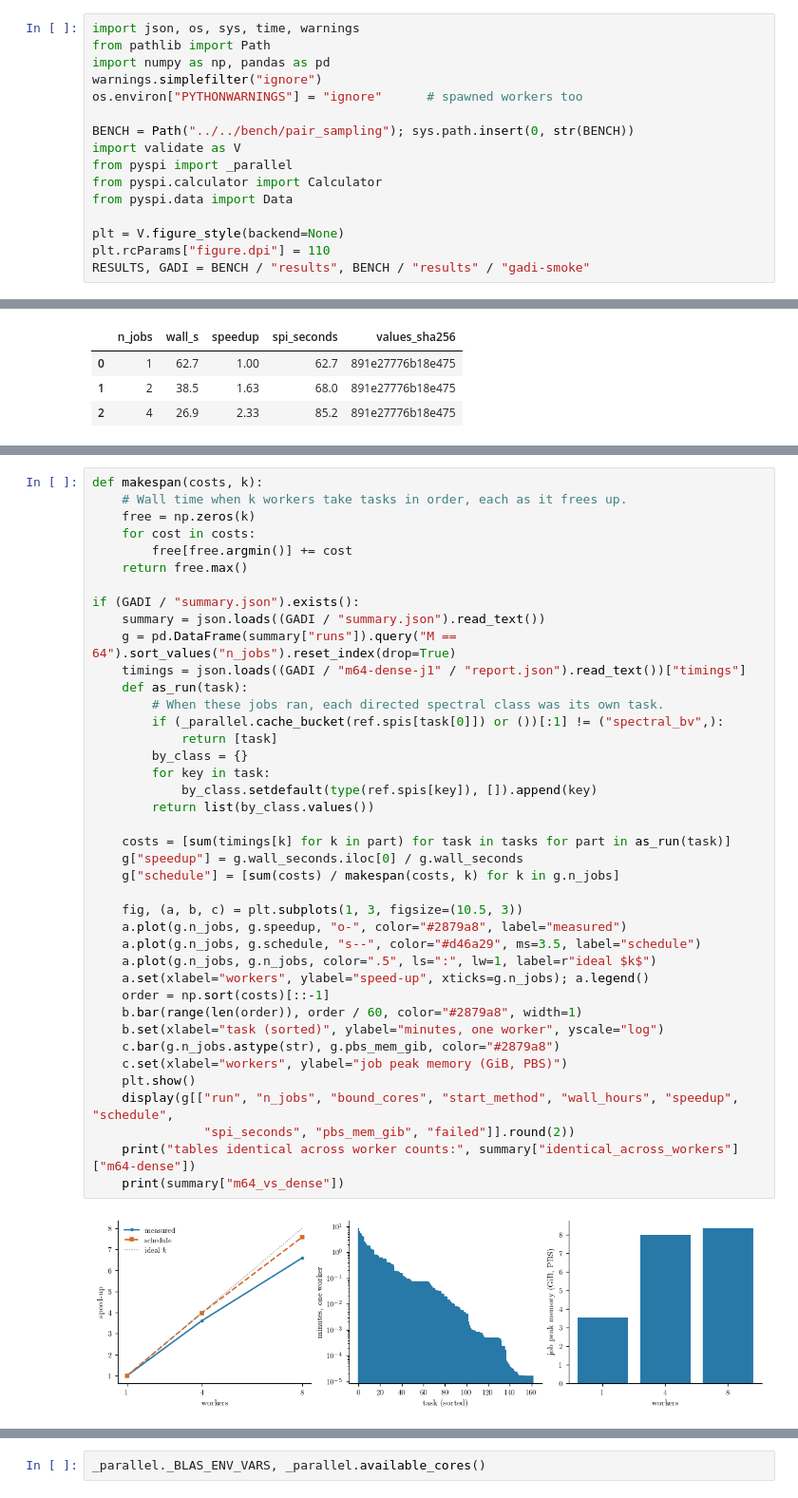
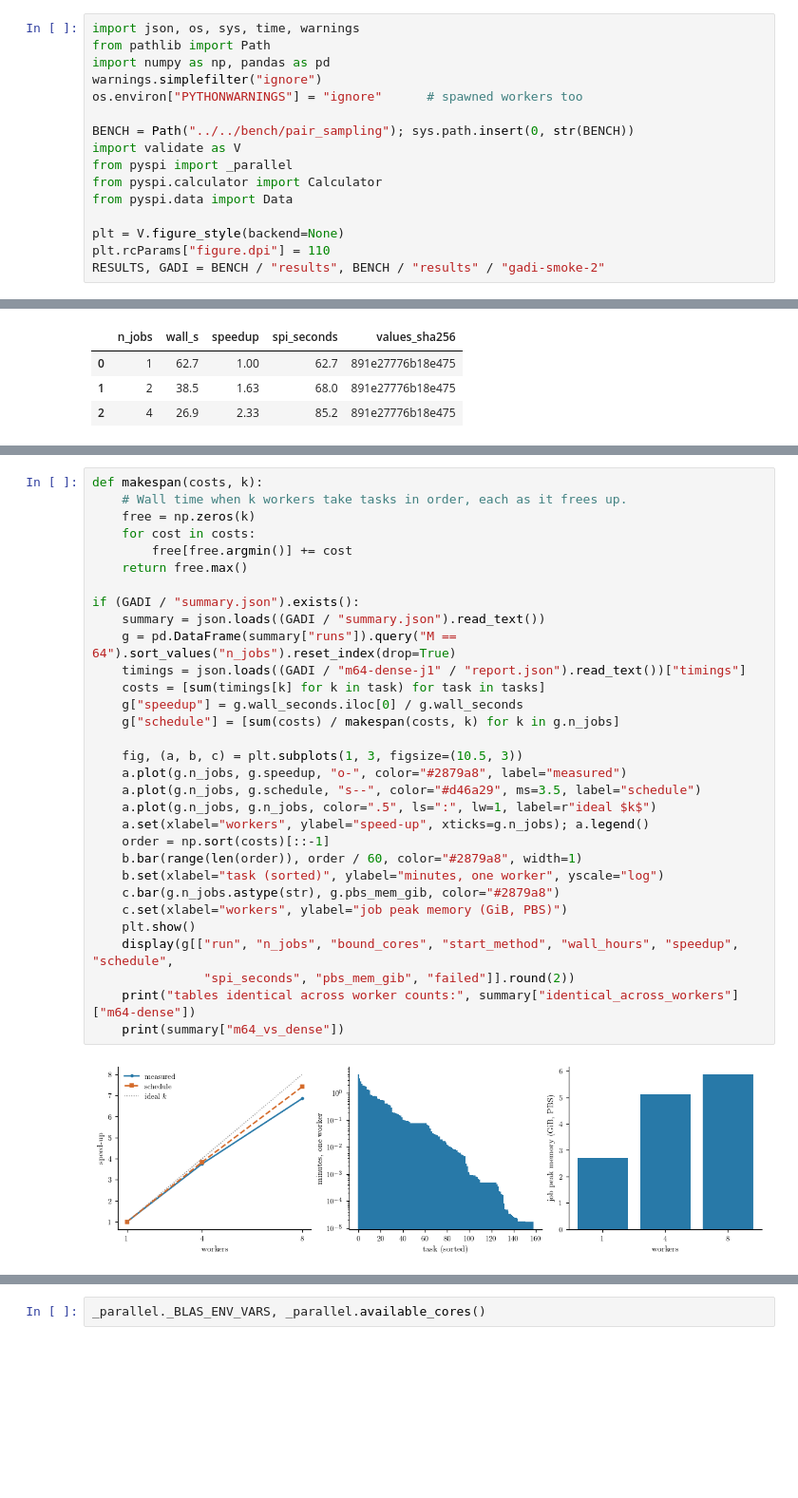
Before and after one commit to willedibam/pyspi, a Jupyter notebook: demos/optimisation/concurrency.ipynb, the cells around one changed output, grey strips where cells are left out. Shown at 95% size. Saved outputs shown, nothing was run; the diff lists cells and outputs as text; blank space fills up the shorter version.

```diff
--- a/demos/optimisation/concurrency.ipynb
+++ b/demos/optimisation/concurrency.ipynb
@@ -17,7 +17,7 @@ from pyspi.data import Data
 
 plt = V.figure_style(backend=None)
 plt.rcParams["figure.dpi"] = 110
-RESULTS, GADI = BENCH / "results", BENCH / "results" / "gadi-smoke"
+RESULTS, GADI = BENCH / "results", BENCH / "results" / "gadi-smoke-2"
 # %% [markdown]
 ## 1. Same table for any number of workers
 
@@ -86,42 +86,33 @@ Forked workers on a Cascade Lake node, each job bound by PBS to exactly $k$ core
 def makespan(costs, k):
     # Wall time when k workers take tasks in order, each as it frees up.
     free = np.zeros(k)
     for cost in costs:
         free[free.argmin()] += cost
     return free.max()
 
 if (GADI / "summary.json").exists():
     summary = json.loads((GADI / "summary.json").read_text())
     g = pd.DataFrame(summary["runs"]).query("M == 64").sort_values("n_jobs").reset_index(drop=True)
     timings = json.loads((GADI / "m64-dense-j1" / "report.json").read_text())["timings"]
-    def as_run(task):
-        # When these jobs ran, each directed spectral class was its own task.
-        if (_parallel.cache_bucket(ref.spis[task[0]]) or ())[:1] != ("spectral_bv",):
-            return [task]
-        by_class = {}
-        for key in task:
-            by_class.setdefault(type(ref.spis[key]), []).append(key)
-        return list(by_class.values())
-
-    costs = [sum(timings[k] for k in part) for task in tasks for part in as_run(task)]
+    costs = [sum(timings[k] for k in task) for task in tasks]
     g["speedup"] = g.wall_seconds.iloc[0] / g.wall_seconds
     g["schedule"] = [sum(costs) / makespan(costs, k) for k in g.n_jobs]
 
     fig, (a, b, c) = plt.subplots(1, 3, figsize=(10.5, 3))
     a.plot(g.n_jobs, g.speedup, "o-", color="#2879a8", label="measured")
     a.plot(g.n_jobs, g.schedule, "s--", color="#d46a29", ms=3.5, label="schedule")
     a.plot(g.n_jobs, g.n_jobs, color=".5", ls=":", lw=1, label=r"ideal $k$")
     a.set(xlabel="workers", ylabel="speed-up", xticks=g.n_jobs); a.legend()
     order = np.sort(costs)[::-1]
     b.bar(range(len(order)), order / 60, color="#2879a8", width=1)
     b.set(xlabel="task (sorted)", ylabel="minutes, one worker", yscale="log")
     c.bar(g.n_jobs.astype(str), g.pbs_mem_gib, color="#2879a8")
     c.set(xlabel="workers", ylabel="job peak memory (GiB, PBS)")
     plt.show()
     display(g[["run", "n_jobs", "bound_cores", "start_method", "wall_hours", "speedup", "schedule",
                "spi_seconds", "pbs_mem_gib", "failed"]].round(2))
     print("tables identical across worker counts:", summary["identical_across_workers"]["m64-dense"])
     print(summary["m64_vs_dense"])
 # %% [output]
-[figure, old version]
+[figure, new version]
 |  | run | n_jobs | bound_cores | start_method | wall_hours | speedup | schedule | spi_seconds | pbs_mem_gib | ... |
```
Also changed, not shown: parts of 6 cells of this notebook, 14 other files.
